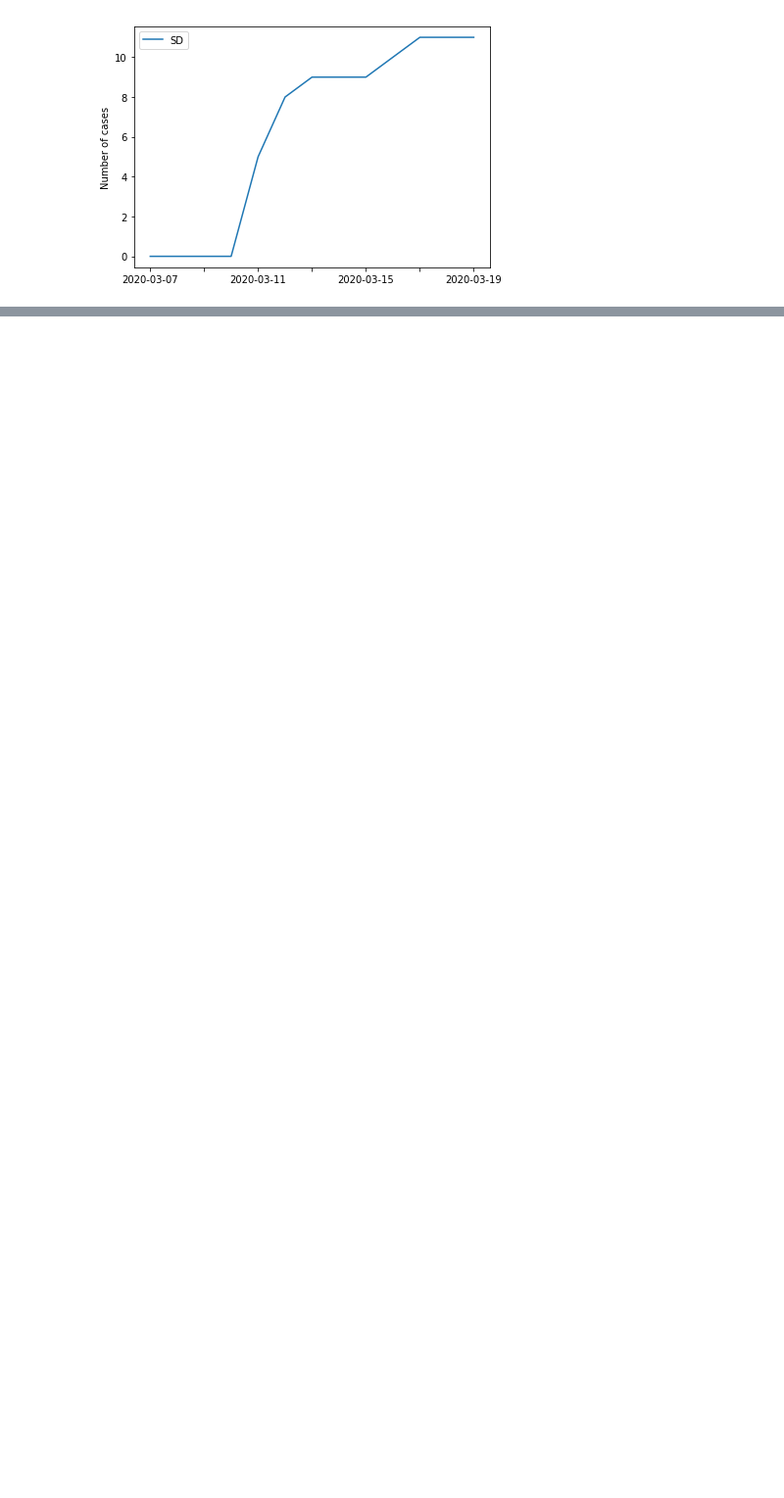
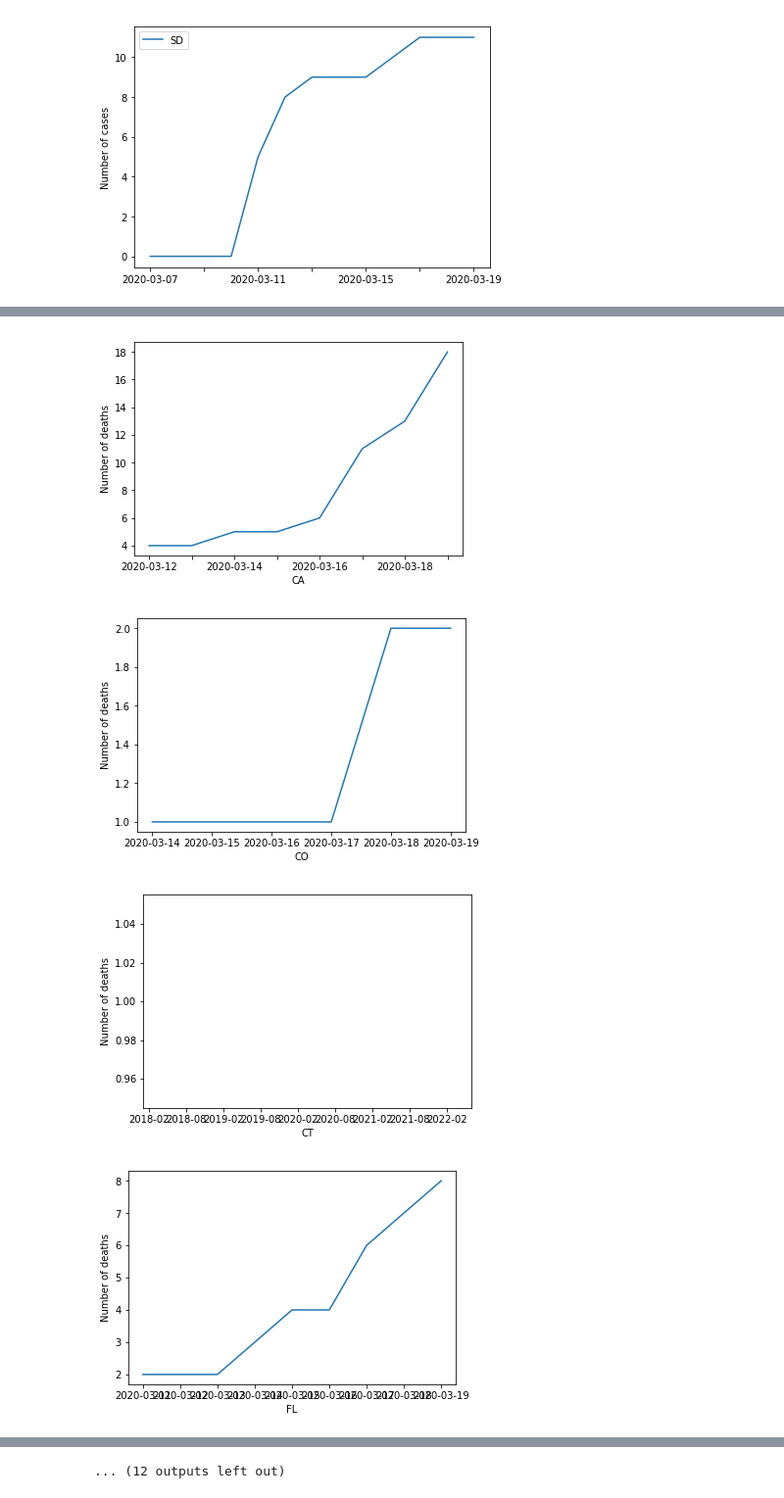
Before and after one commit to Mark-Kramer/covid_analysis, a Jupyter notebook: StateByStateAnalysis.ipynb, the cells around one changed output, grey strips where cells are left out. Shown at 98% size. Drawn from its saved outputs; the diff is of its cells as text; code cells hidden in the pictures; blank space fills up the shorter version.

```diff
--- a/StateByStateAnalysis.ipynb
+++ b/StateByStateAnalysis.ipynb
@@ -125,0 +184,19 @@ plt.show()
+# %%
+
+fig, ax = plt.subplots()
+for state in dlist:
+    S =daily[daily['state'] == state]
+
+    plt.plot(S['date'],S['death'])#,S['date'],S['negative'],S['date'],S['total'])
+    plt.ylabel('Number of deaths')
+    plt.xlabel(state)
+    every_nth = 2
+    for n, label in enumerate(ax.xaxis.get_ticklabels()):
+        if n % every_nth != 0:
+            label.set_visible(False)
+    plt.show()
+# %% [output]
+[figure, added]
+[figure, added]
+[figure, added]
+[figure, added]
@@ -125,0 +211 @@ plt.show()
+... (12 outputs left out)
```
Also changed, not shown: parts of 14 cells of this notebook, 1 other file.
